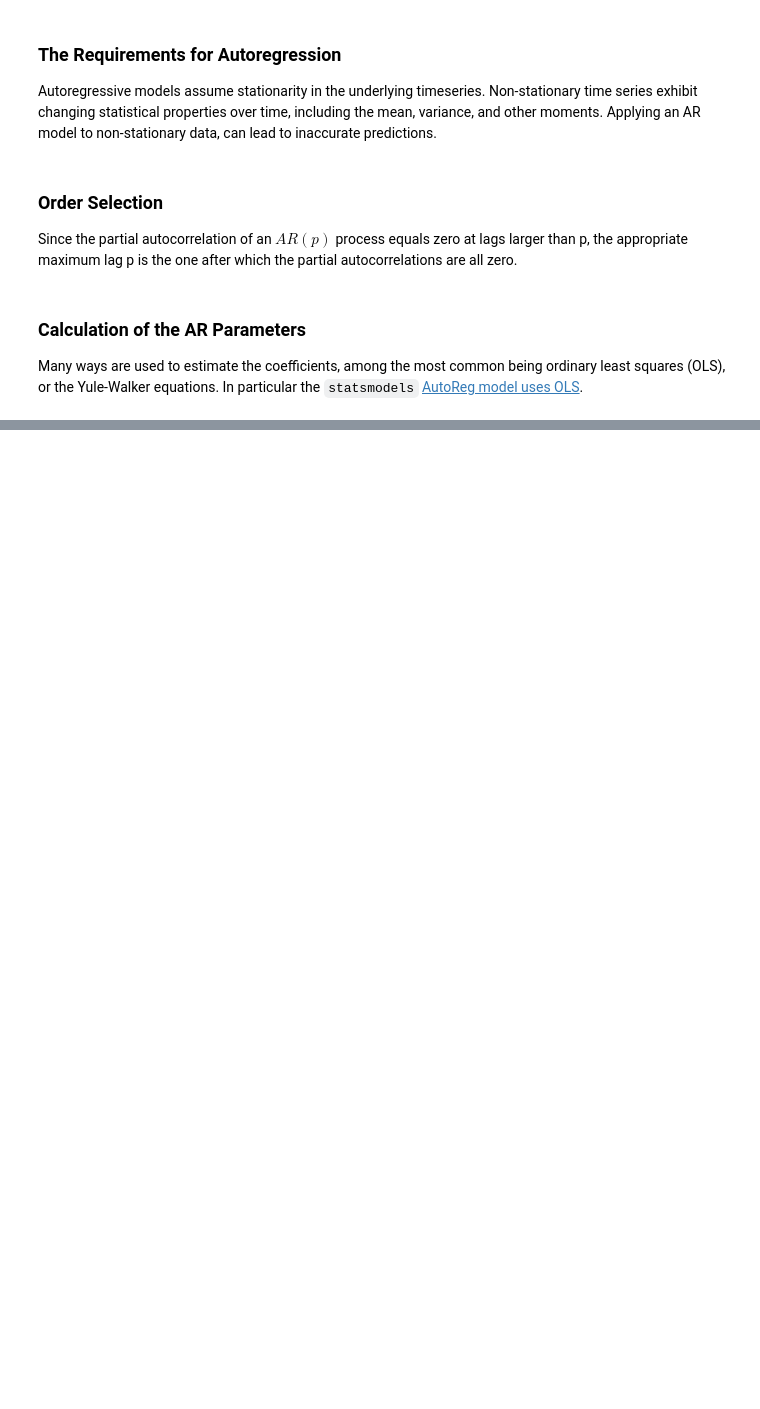
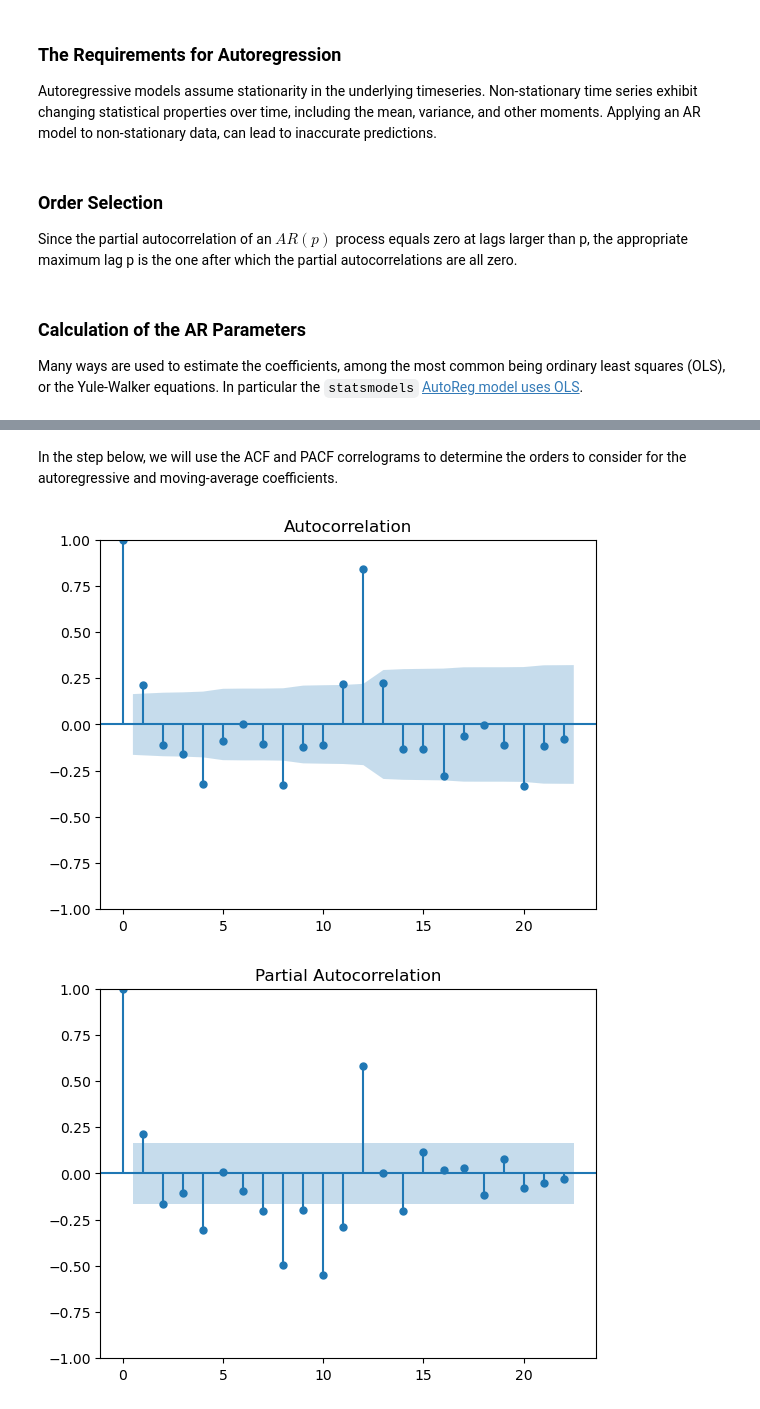
Before and after one commit to tomjwells/QuantConcepts, a Jupyter notebook: 2. Timeseries/2. ARIMA.ipynb, the cells around one changed output, grey strips where cells are left out. Saved outputs shown, nothing was run; the diff lists cells and outputs as text; code cells hidden in the pictures; blank space fills up the shorter version.

```diff
--- a/2. Timeseries/2. ARIMA.ipynb
+++ b/2. Timeseries/2. ARIMA.ipynb
@@ -53,0 +260,6 @@ In statistics, the [order of integration](https://en.wikipedia.org/wiki/Order_of
+# %%
+import pandas as pd
+
+# Read in the data
+data = pd.read_csv('../data/airline_passengers.csv')
+data['Month'] = pd.to_datetime(data['Month'])
@@ -53,0 +287,11 @@ In statistics, the [order of integration](https://en.wikipedia.org/wiki/Order_of
+# %%
+# Import packages
+from scipy.stats import boxcox
+
+# Make the data stationary
+data['Passengers_Boxcox'], lam = boxcox(data['#Passengers'])
+data["Passenger_diff"] = data["Passengers_Boxcox"].diff()
+data.dropna(inplace=True)
+
+# Plot the stationary passenger data
+plot_passenger_volumes(df=data, y='Passenger_diff')
@@ -53,0 +300,17 @@ In statistics, the [order of integration](https://en.wikipedia.org/wiki/Order_of
+# %% [markdown]
+In the step below, we will use the ACF and PACF correlograms to determine the orders to consider for the autoregressive and moving-average coefficients.
+# %%
+# Import packages
+import matplotlib.pyplot as plt
+from statsmodels.graphics.tsaplots import plot_pacf, plot_acf
+
+# Plot acf and pacf
+# fig, (ax1, ax2) = plt.subplots(1, 2, figsize=(16, 5), dpi=80)
+plot_acf(data['Passenger_diff'])
+plot_pacf(data['Passenger_diff'], method='ywm')
+ax1.tick_params(axis='both', labelsize=12)
+ax2.tick_params(axis='both', labelsize=12)
+plt.show()
+# %% [output]
+[figure, added]
+[figure, added]
```
Also changed, not shown: parts of 24 cells of this notebook, 6 other files.
